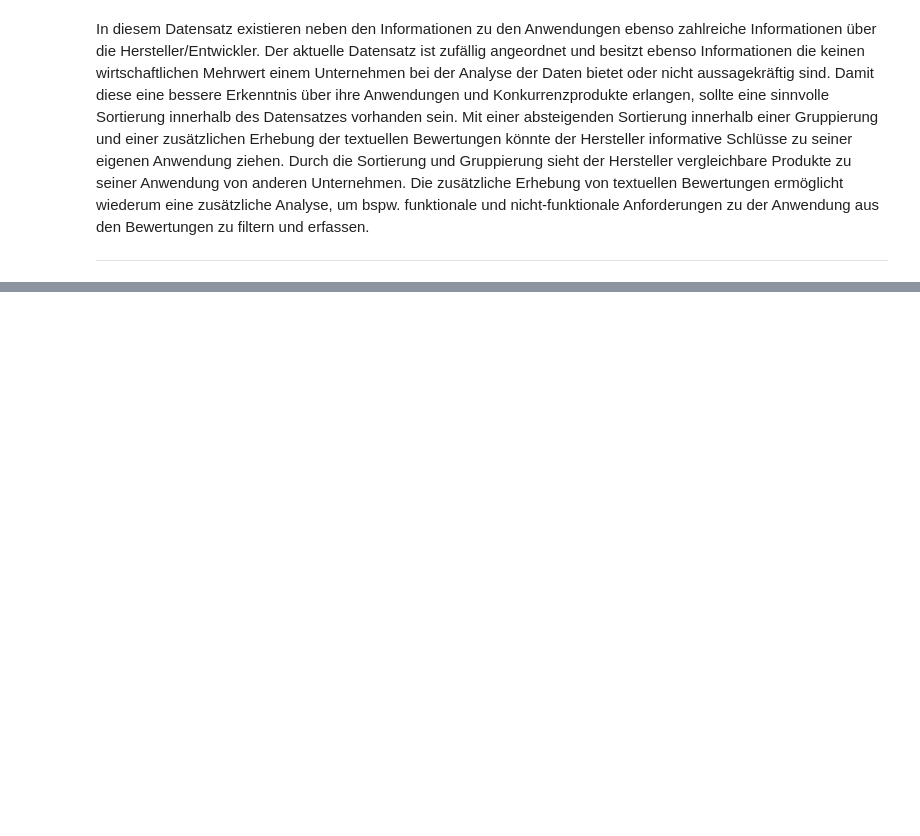
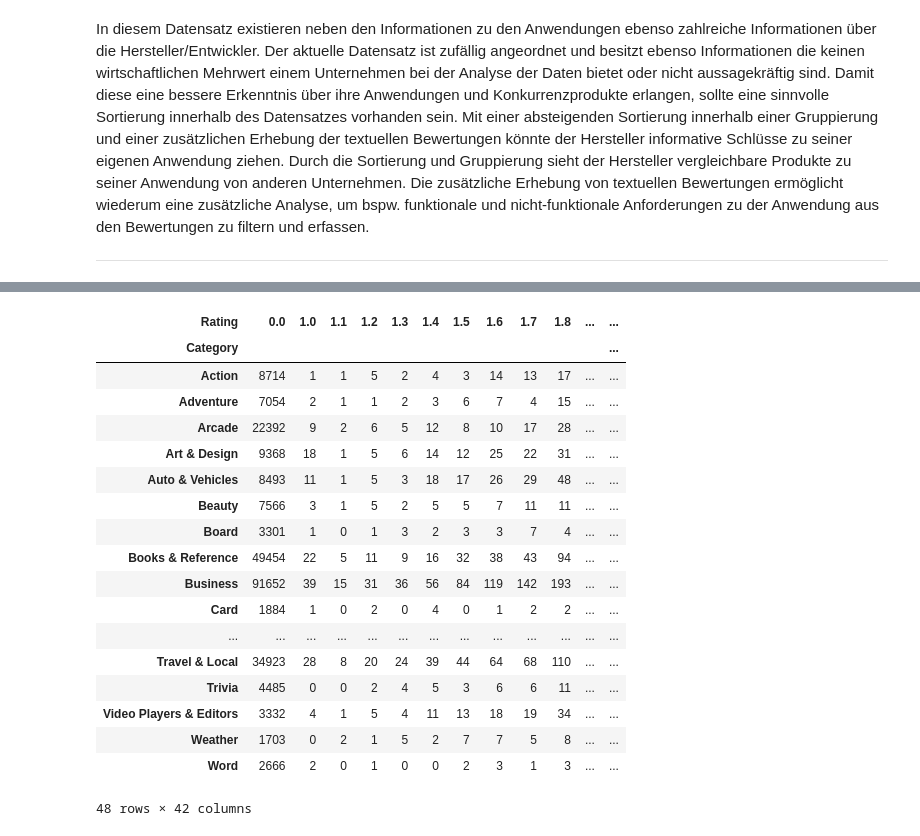
Before and after one commit to Wangi2901/data-analytics, a Jupyter notebook: GooglePlaystore-Huong.ipynb, the cells around one changed output, grey strips where cells are left out. Drawn from its saved outputs; the diff is of its cells as text; code cells hidden in the pictures; blank space fills up the shorter version.

```diff
--- a/GooglePlaystore-Huong.ipynb
+++ b/GooglePlaystore-Huong.ipynb
@@ -608,0 +656,23 @@ _____________________
+# %%
+pivot_apps = conv_in_mb.pivot_table(index='Category', columns='Rating', values='App Id', aggfunc='count',fill_value=0 )
+pivot_apps.head(50)
+# %% [output]
+| Rating | 0.0 | 1.0 | 1.1 | 1.2 | 1.3 | 1.4 | 1.5 | 1.6 | 1.7 | 1.8 | ... | ... |
+| Category |  |  |  |  |  |  |  |  |  |  |  | ... |
+| Action | 8714 | 1 | 1 | 5 | 2 | 4 | 3 | 14 | 13 | 17 | ... | ... |
+| Adventure | 7054 | 2 | 1 | 1 | 2 | 3 | 6 | 7 | 4 | 15 | ... | ... |
+| Arcade | 22392 | 9 | 2 | 6 | 5 | 12 | 8 | 10 | 17 | 28 | ... | ... |
+| Art & Design | 9368 | 18 | 1 | 5 | 6 | 14 | 12 | 25 | 22 | 31 | ... | ... |
+| Auto & Vehicles | 8493 | 11 | 1 | 5 | 3 | 18 | 17 | 26 | 29 | 48 | ... | ... |
+| Beauty | 7566 | 3 | 1 | 5 | 2 | 5 | 5 | 7 | 11 | 11 | ... | ... |
+| Board | 3301 | 1 | 0 | 1 | 3 | 2 | 3 | 3 | 7 | 4 | ... | ... |
+| Books & Reference | 49454 | 22 | 5 | 11 | 9 | 16 | 32 | 38 | 43 | 94 | ... | ... |
+| Business | 91652 | 39 | 15 | 31 | 36 | 56 | 84 | 119 | 142 | 193 | ... | ... |
+| Card | 1884 | 1 | 0 | 2 | 0 | 4 | 0 | 1 | 2 | 2 | ... | ... |
+| ... | ... | ... | ... | ... | ... | ... | ... | ... | ... | ... | ... | ... |
+| Travel & Local | 34923 | 28 | 8 | 20 | 24 | 39 | 44 | 64 | 68 | 110 | ... | ... |
+| Trivia | 4485 | 0 | 0 | 2 | 4 | 5 | 3 | 6 | 6 | 11 | ... | ... |
+| Video Players & Editors | 3332 | 4 | 1 | 5 | 4 | 11 | 13 | 18 | 19 | 34 | ... | ... |
+| Weather | 1703 | 0 | 2 | 1 | 5 | 2 | 7 | 7 | 5 | 8 | ... | ... |
+| Word | 2666 | 2 | 0 | 1 | 0 | 0 | 2 | 3 | 1 | 3 | ... | ... |
+48 rows × 42 columns
```
Also changed, not shown: parts of 12 cells of this notebook.
